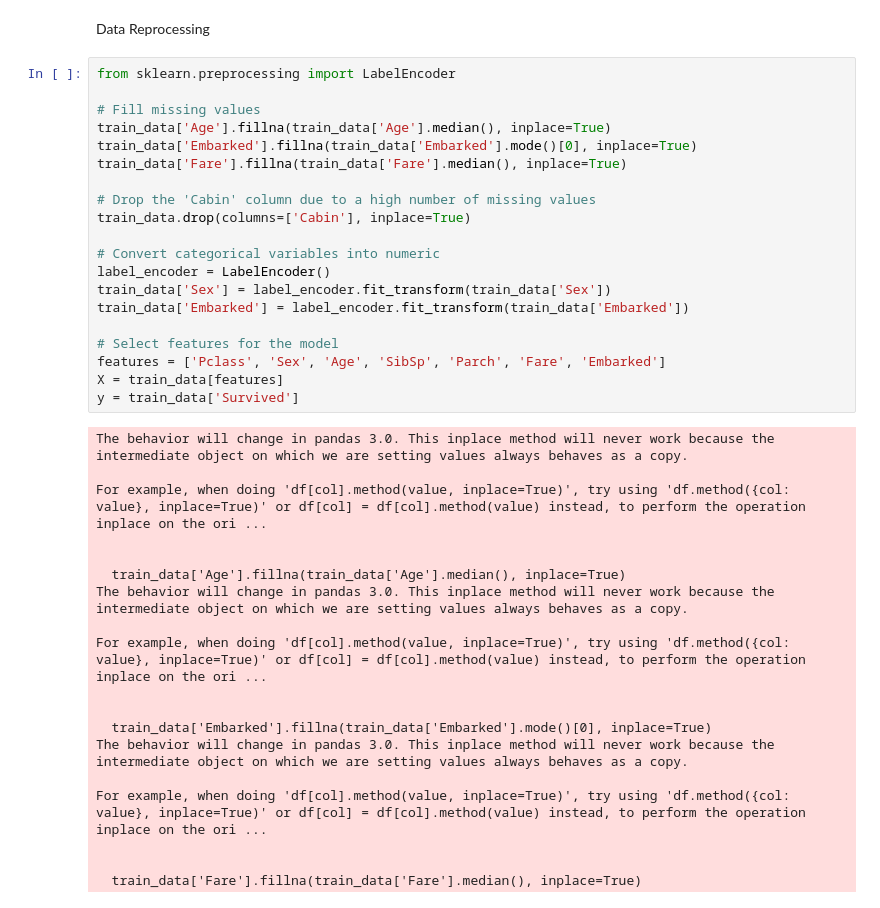
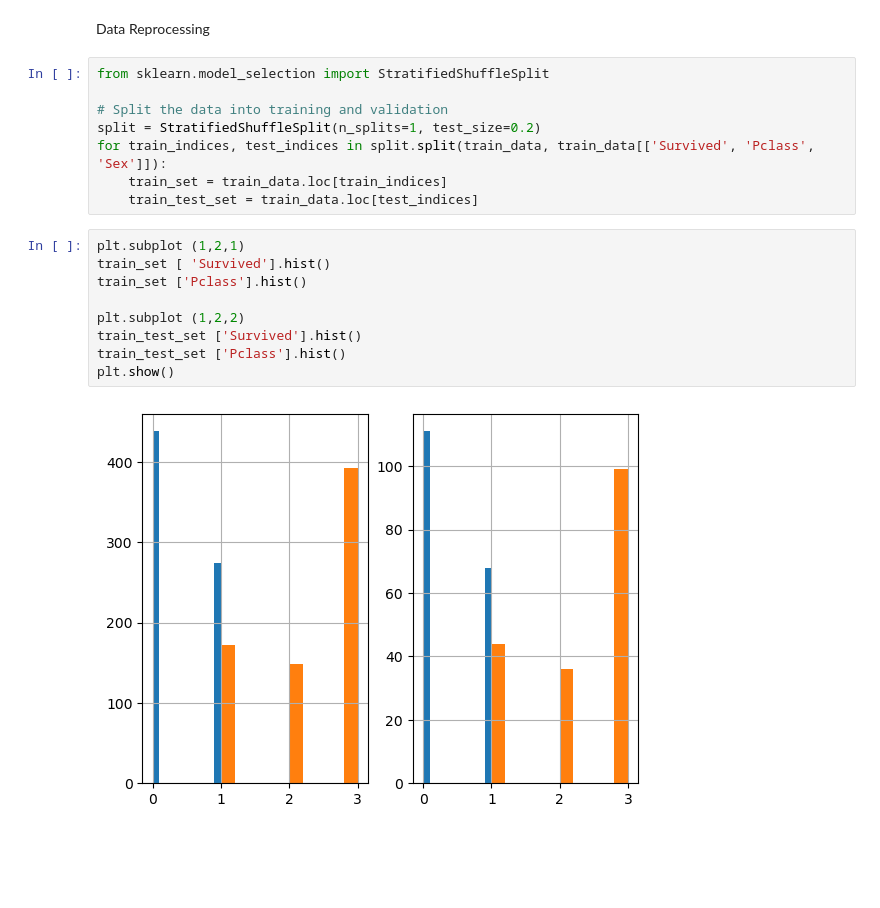
Before and after one commit to hasanhaswary/IC_Titanic_Disaster-Model, a Jupyter notebook: Titanic_Death_Model.ipynb, the cells around one changed output. Cells and saved outputs as stored; diff of their text form; blank space fills up the shorter version.

```diff
--- a/Titanic_Death_Model.ipynb
+++ b/Titanic_Death_Model.ipynb
@@ -44,41 +44,21 @@ plt.show()
 # %% [markdown]
 Data Reprocessing
-# %%
-from sklearn.preprocessing import LabelEncoder
-
-# Fill missing values
-train_data['Age'].fillna(train_data['Age'].median(), inplace=True)
-train_data['Embarked'].fillna(train_data['Embarked'].mode()[0], inplace=True)
-train_data['Fare'].fillna(train_data['Fare'].median(), inplace=True)
-
-# Drop the 'Cabin' column due to a high number of missing values
-train_data.drop(columns=['Cabin'], inplace=True)
-
-# Convert categorical variables into numeric
-label_encoder = LabelEncoder()
-train_data['Sex'] = label_encoder.fit_transform(train_data['Sex'])
-train_data['Embarked'] = label_encoder.fit_transform(train_data['Embarked'])
-
-# Select features for the model
-features = ['Pclass', 'Sex', 'Age', 'SibSp', 'Parch', 'Fare', 'Embarked']
-X = train_data[features]
-y = train_data['Survived']
-# %% [output]
-The behavior will change in pandas 3.0. This inplace method will never work because the intermediate object on which we are setting values always behaves as a copy.
-
-For example, when doing 'df[col].method(value, inplace=True)', try using 'df.method({col: value}, inplace=True)' or df[col] = df[col].method(value) instead, to perform the operation inplace on the ori ...
-
-
-  train_data['Age'].fillna(train_data['Age'].median(), inplace=True)
-The behavior will change in pandas 3.0. This inplace method will never work because the intermediate object on which we are setting values always behaves as a copy.
-
-For example, when doing 'df[col].method(value, inplace=True)', try using 'df.method({col: value}, inplace=True)' or df[col] = df[col].method(value) instead, to perform the operation inplace on the ori ...
-
-
-  train_data['Embarked'].fillna(train_data['Embarked'].mode()[0], inplace=True)
-The behavior will change in pandas 3.0. This inplace method will never work because the intermediate object on which we are setting values always behaves as a copy.
-
-For example, when doing 'df[col].method(value, inplace=True)', try using 'df.method({col: value}, inplace=True)' or df[col] = df[col].method(value) instead, to perform the operation inplace on the ori ...
-
-
-  train_data['Fare'].fillna(train_data['Fare'].median(), inplace=True)
+# %%
+from sklearn.model_selection import StratifiedShuffleSplit
+
+# Split the data into training and validation
+split = StratifiedShuffleSplit(n_splits=1, test_size=0.2)
+for train_indices, test_indices in split.split(train_data, train_data[['Survived', 'Pclass', 'Sex']]):
+    train_set = train_data.loc[train_indices]
+    train_test_set = train_data.loc[test_indices]
+# %%
+plt.subplot (1,2,1)
+train_set [ 'Survived'].hist()
+train_set ['Pclass'].hist()
+
+plt.subplot (1,2,2)
+train_test_set ['Survived'].hist()
+train_test_set ['Pclass'].hist()
+plt.show()
+# %% [output]
+[figure, added]
```
Also changed, not shown: parts of 2 cells of this notebook.
